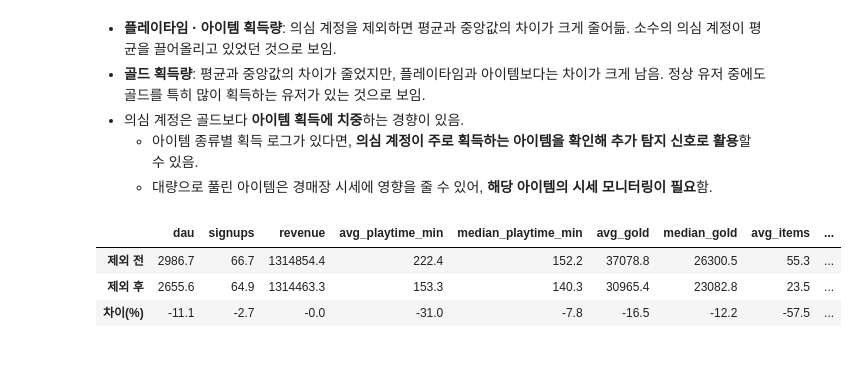
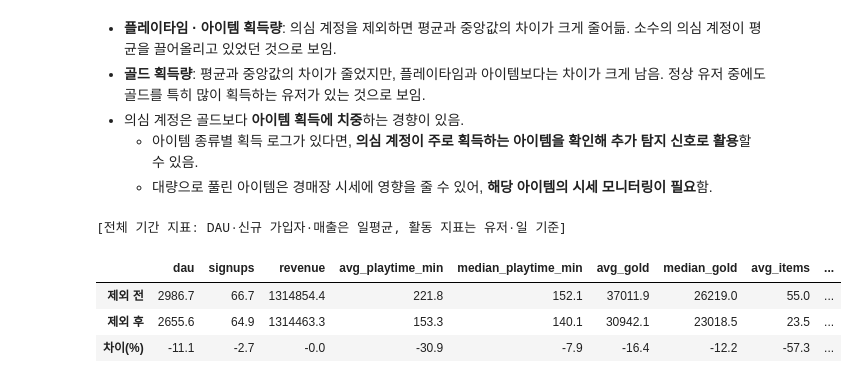
Before and after one commit to daun-k/mmorpg-liveops-analytics, a Jupyter notebook: notebooks/02_abuser_analysis.ipynb, the cells around one changed output. Cells and saved outputs as stored; diff of their text form; code cells hidden in the pictures.

```diff
--- a/notebooks/02_abuser_analysis.ipynb
+++ b/notebooks/02_abuser_analysis.ipynb
@@ -613,18 +613,39 @@ def make_daily_metrics(daily_df, pay_df, users_df):
 metrics_before = make_daily_metrics(daily, payments, users)
 metrics_after = make_daily_metrics(daily_clean, payments_clean, users_clean)
 # %%
-# 전체 기간 일평균 지표 수준 비교 (어뷰저 제외 전 vs 어뷰저 제외 후)
+# 전체 기간 지표 비교 (어뷰저 제외 전 vs 어뷰저 제외 후)
 
-mean_before = metrics_before.mean()
-mean_after = metrics_after.mean()
-level_diff = (mean_after / mean_before - 1) * 100      # 제외 후 / 제외 전 - 1
+# DAU, 신규 가입자, 매출: 하루 단위 지표라 일평균
+daily_cols = ["dau", "signups", "revenue"]
+daily_mean_before = metrics_before[daily_cols].mean()
+daily_mean_after = metrics_after[daily_cols].mean()
 
-level_table = pd.DataFrame([mean_before, mean_after, level_diff],
+# 플레이타임, 골드, 아이템: 유저·일 기준 (전체 유저·일 기록에서 바로 평균·중앙값 계산)
+activity_cols = {"playtime_min": "playtime_min", "gold_earned": "gold", "items_acquired": "items"}
+
+def make_user_day_stats(df):
+    stats = {}
+    for col, name in activity_cols.items():
+        stats[f"avg_{name}"] = df[col].mean()
+        stats[f"median_{name}"] = df[col].median()
+    return pd.Series(stats)
+
+activity_before = make_user_day_stats(daily)
+activity_after = make_user_day_stats(daily_clean)
+
+# 두 기준을 한 표로 합치고 제외 전후 차이(%) 계산
+level_before = pd.concat([daily_mean_before, activity_before])
+level_after = pd.concat([daily_mean_after, activity_after])
+level_diff = (level_after / level_before - 1) * 100
+
+level_table = pd.DataFrame([level_before, level_after, level_diff],
                            index=["제외 전", "제외 후", "차이(%)"])
 
+print("[전체 기간 지표: DAU·신규 가입자·매출은 일평균, 활동 지표는 유저·일 기준]")
 display(level_table.round(1))
 # %% [output]
+[전체 기간 지표: DAU·신규 가입자·매출은 일평균, 활동 지표는 유저·일 기준]
 |  | dau | signups | revenue | avg_playtime_min | median_playtime_min | avg_gold | median_gold | avg_items | ... |
-| 제외 전 | 2986.7 | 66.7 | 1314854.4 | 222.4 | 152.2 | 37078.8 | 26300.5 | 55.3 | ... |
-| 제외 후 | 2655.6 | 64.9 | 1314463.3 | 153.3 | 140.3 | 30965.4 | 23082.8 | 23.5 | ... |
-| 차이(%) | -11.1 | -2.7 | -0.0 | -31.0 | -7.8 | -16.5 | -12.2 | -57.5 | ... |
+| 제외 전 | 2986.7 | 66.7 | 1314854.4 | 221.8 | 152.1 | 37011.9 | 26219.0 | 55.0 | ... |
+| 제외 후 | 2655.6 | 64.9 | 1314463.3 | 153.3 | 140.1 | 30942.1 | 23018.5 | 23.5 | ... |
+| 차이(%) | -11.1 | -2.7 | -0.0 | -30.9 | -7.9 | -16.4 | -12.2 | -57.3 | ... |
```
Also changed, not shown: parts of 5 cells of this notebook.
